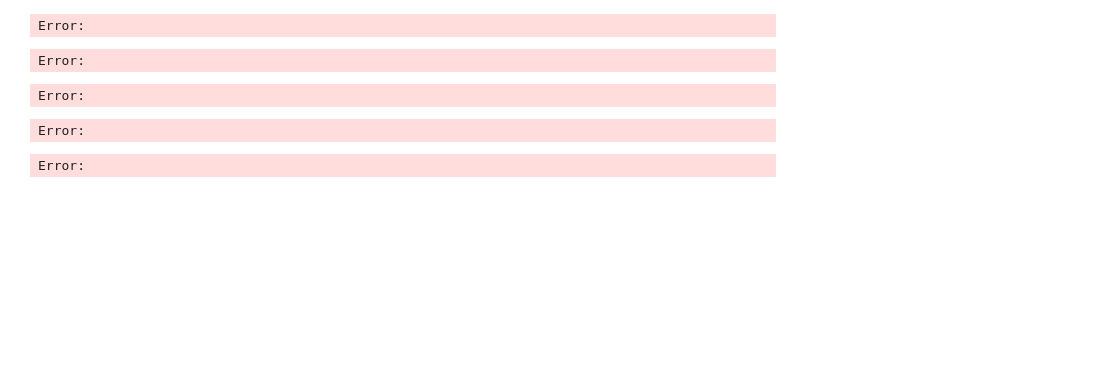
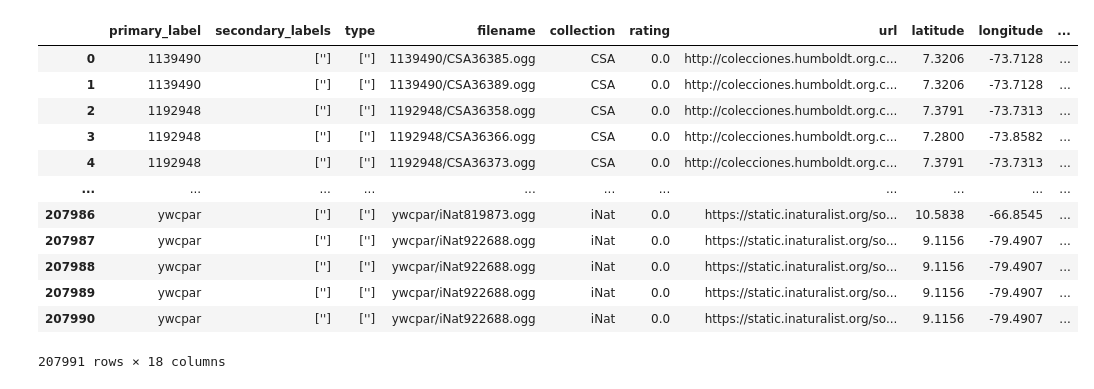
Before and after one commit to antoineschieb/BirdCLEF2025, a Jupyter notebook: explore.ipynb, the cells around one changed output. Drawn from its saved outputs; the diff is of its cells as text; code cells hidden in the pictures; blank space fills up the shorter version.

```diff
--- a/explore.ipynb
+++ b/explore.ipynb
@@ -50,23 +63,20 @@ Error:
-# %%
-training_chunks
-# %% [output]
-Error:
 # %%
 results_df = pd.read_csv('results_df.csv', index_col=0)
-results_df
+training_chunks = training_chunks.reset_index(drop=True)
+training_chunks = pd.merge(training_chunks, results_df, left_index=True, right_index=True, how='outer')
-# %% [output]
-Error:
-# %%
-print(len(training_chunks))
-print(len(results_df))
-# %% [output]
-Error:
-# %%
-training_chunks = training_chunks.reindex(results_df.index)
-training_chunks
-# %% [output]
-Error:
-# %%
-training_chunks = pd.merge(training_chunks, results_df, left_index=True, right_index=True, how='inner')
-# %% [output]
-Error:
+# %%
+training_chunks.drop(columns=['contains_human_voice'], inplace=True)
+# %% [output]
+|  | primary_label | secondary_labels | type | filename | collection | rating | url | latitude | longitude | ... |
+| 0 | 1139490 | [''] | [''] | 1139490/CSA36385.ogg | CSA | 0.0 | http://colecciones.humboldt.org.c... | 7.3206 | -73.7128 | ... |
+| 1 | 1139490 | [''] | [''] | 1139490/CSA36389.ogg | CSA | 0.0 | http://colecciones.humboldt.org.c... | 7.3206 | -73.7128 | ... |
+| 2 | 1192948 | [''] | [''] | 1192948/CSA36358.ogg | CSA | 0.0 | http://colecciones.humboldt.org.c... | 7.3791 | -73.7313 | ... |
+| 3 | 1192948 | [''] | [''] | 1192948/CSA36366.ogg | CSA | 0.0 | http://colecciones.humboldt.org.c... | 7.2800 | -73.8582 | ... |
+| 4 | 1192948 | [''] | [''] | 1192948/CSA36373.ogg | CSA | 0.0 | http://colecciones.humboldt.org.c... | 7.3791 | -73.7313 | ... |
+| ... | ... | ... | ... | ... | ... | ... | ... | ... | ... | ... |
+| 207986 | ywcpar | [''] | [''] | ywcpar/iNat819873.ogg | iNat | 0.0 | https://static.inaturalist.org/so... | 10.5838 | -66.8545 | ... |
+| 207987 | ywcpar | [''] | [''] | ywcpar/iNat922688.ogg | iNat | 0.0 | https://static.inaturalist.org/so... | 9.1156 | -79.4907 | ... |
+| 207988 | ywcpar | [''] | [''] | ywcpar/iNat922688.ogg | iNat | 0.0 | https://static.inaturalist.org/so... | 9.1156 | -79.4907 | ... |
+| 207989 | ywcpar | [''] | [''] | ywcpar/iNat922688.ogg | iNat | 0.0 | https://static.inaturalist.org/so... | 9.1156 | -79.4907 | ... |
+| 207990 | ywcpar | [''] | [''] | ywcpar/iNat922688.ogg | iNat | 0.0 | https://static.inaturalist.org/so... | 9.1156 | -79.4907 | ... |
+207991 rows × 18 columns
```
Also changed, not shown: parts of 8 cells of this notebook, 4 other files.
